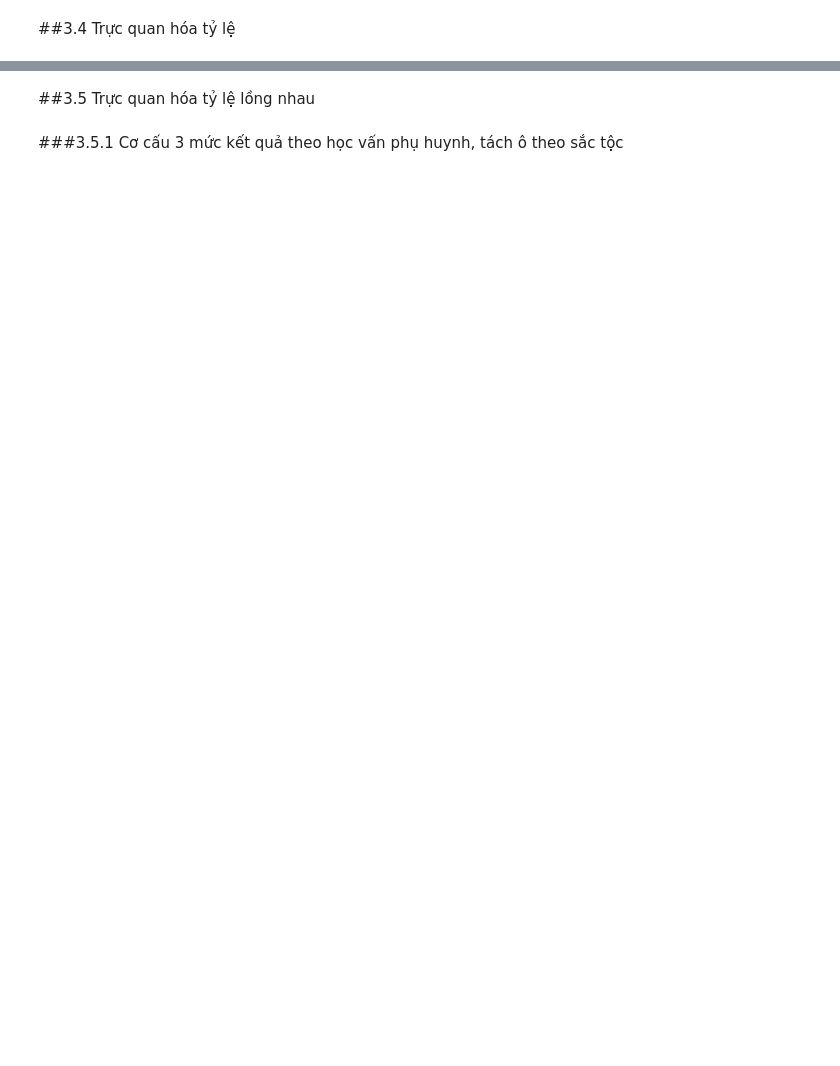
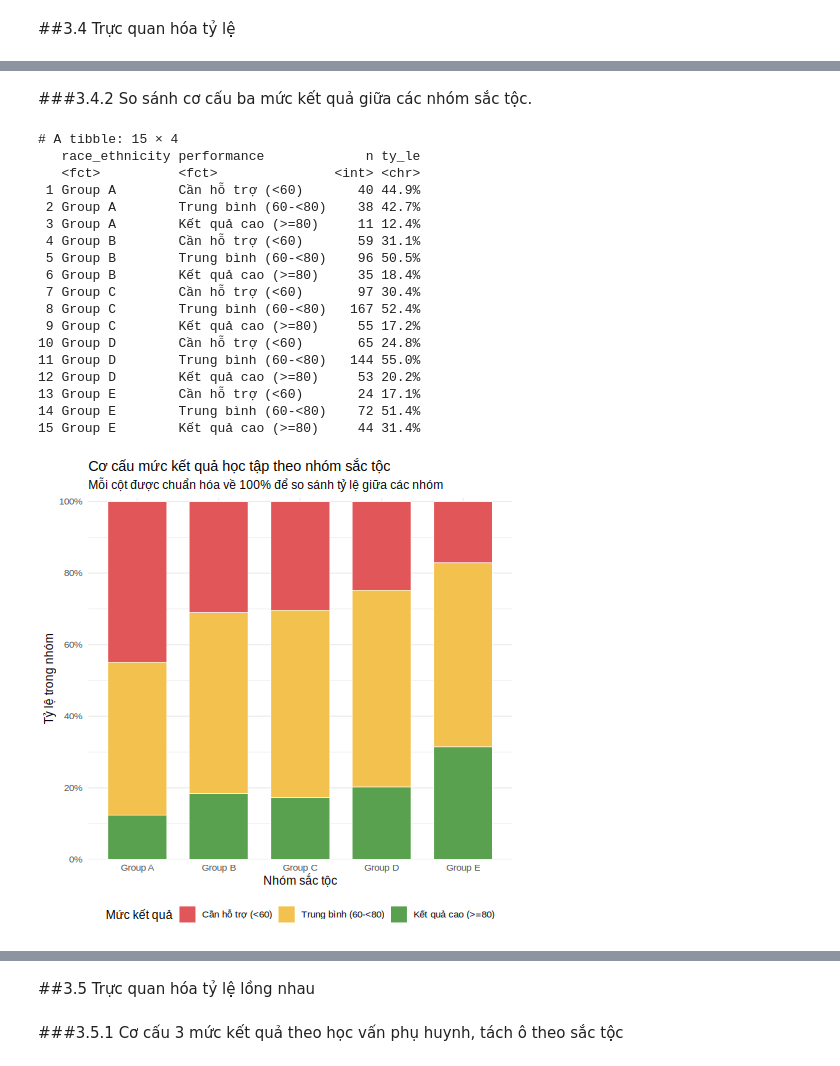
Before and after one commit to 25-DoThanQuocKhanh-24174600024/DHKL18A1HN_Do_An_Nhom_2_CD_3, a Jupyter notebook: Đồ_Án_1_Nhóm_2_2_DHKL18A1HN.ipynb, the cells around one changed output, grey strips where cells are left out. Saved outputs shown, nothing was run; the diff lists cells and outputs as text; code cells hidden in the pictures; blank space fills up the shorter version.

```diff
--- a/Đồ_Án_1_Nhóm_2_2_DHKL18A1HN.ipynb
+++ b/Đồ_Án_1_Nhóm_2_2_DHKL18A1HN.ipynb
@@ -1482,0 +1465,49 @@ save_plot(p34a, "3.4a_ty_le_muc_ket_qua")
+# %% [markdown]
+###3.4.2 So sánh cơ cấu ba mức kết quả giữa các nhóm sắc tộc.
+# %%
+%%R
+# Biểu đồ cột chồng 100%: mỗi cột là một nhóm sắc tộc và tổng mỗi cột bằng 100%.
+# Cách thể hiện này tập trung vào cơ cấu tỷ lệ, không làm nhóm đông học sinh trông lớn hơn chỉ vì cỡ mẫu.
+p34b_data <- df |>
+  count(race_ethnicity, performance) |>
+  group_by(race_ethnicity) |>
+  mutate(pct = n / sum(n)) |>
+  ungroup()
+
+p34b <- ggplot(p34b_data, aes(x = race_ethnicity, y = pct, fill = performance)) +
+  geom_col(width = 0.72, color = "white", linewidth = 0.25) +
+  scale_fill_manual(values = perf_cols, drop = FALSE, name = "Mức kết quả") +
+  scale_y_continuous(labels = percent, breaks = seq(0, 1, 0.2),
+                     expand = expansion(mult = c(0, 0.01))) +
+  labs(title = "Cơ cấu mức kết quả học tập theo nhóm sắc tộc",
+       subtitle = "Mỗi cột được chuẩn hóa về 100% để so sánh tỷ lệ giữa các nhóm",
+       x = "Nhóm sắc tộc", y = "Tỷ lệ trong nhóm") +
+  theme(legend.position = "bottom")
+save_plot(p34b, "3.4b_cot_chong_100_sac_toc", w = 9, h = 5.5)
+
+# Bảng tỷ lệ và cỡ mẫu để đọc con số chính xác bên cạnh biểu đồ
+bang_ty_le_sac_toc <- p34b_data |>
+  mutate(ty_le = percent(pct, accuracy = 0.1)) |>
+  select(race_ethnicity, performance, n, ty_le) |>
+  arrange(race_ethnicity, performance)
+print(bang_ty_le_sac_toc)
+# %% [output]
+# A tibble: 15 × 4
+   race_ethnicity performance             n ty_le
+   <fct>          <fct>               <int> <chr>
+ 1 Group A        Cần hỗ trợ (<60)       40 44.9%
+ 2 Group A        Trung bình (60-<80)    38 42.7%
+ 3 Group A        Kết quả cao (>=80)     11 12.4%
+ 4 Group B        Cần hỗ trợ (<60)       59 31.1%
+ 5 Group B        Trung bình (60-<80)    96 50.5%
+ 6 Group B        Kết quả cao (>=80)     35 18.4%
+ 7 Group C        Cần hỗ trợ (<60)       97 30.4%
+ 8 Group C        Trung bình (60-<80)   167 52.4%
+ 9 Group C        Kết quả cao (>=80)     55 17.2%
+10 Group D        Cần hỗ trợ (<60)       65 24.8%
+11 Group D        Trung bình (60-<80)   144 55.0%
+12 Group D        Kết quả cao (>=80)     53 20.2%
+13 Group E        Cần hỗ trợ (<60)       24 17.1%
+14 Group E        Trung bình (60-<80)    72 51.4%
+15 Group E        Kết quả cao (>=80)     44 31.4%
+[figure, added]
```
Also changed, not shown: parts of 19 cells of this notebook.
